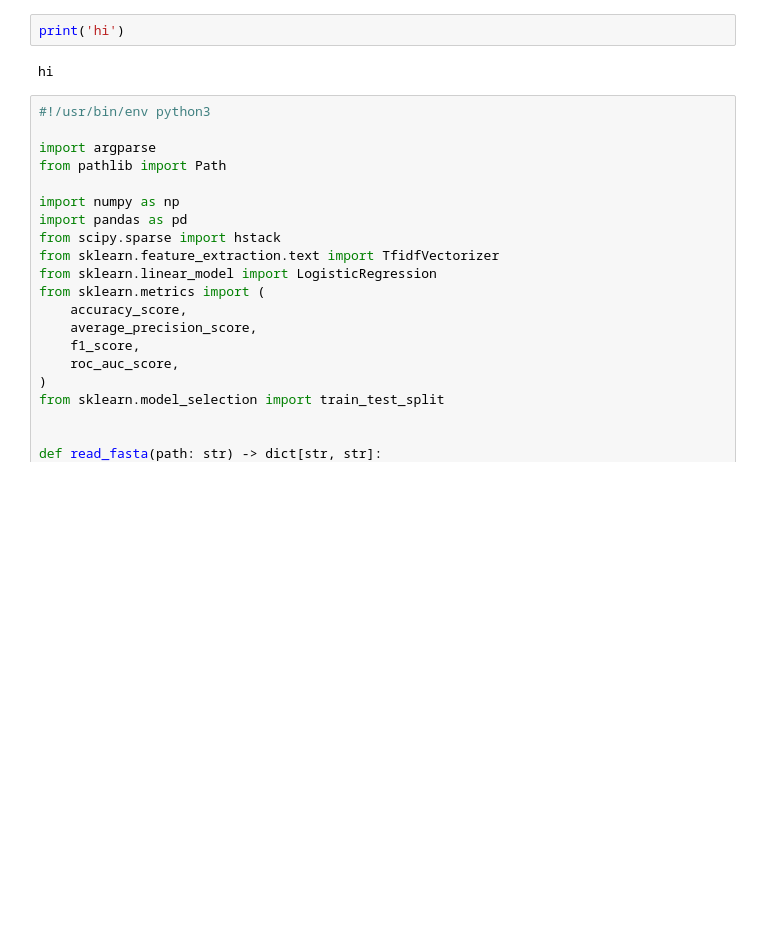
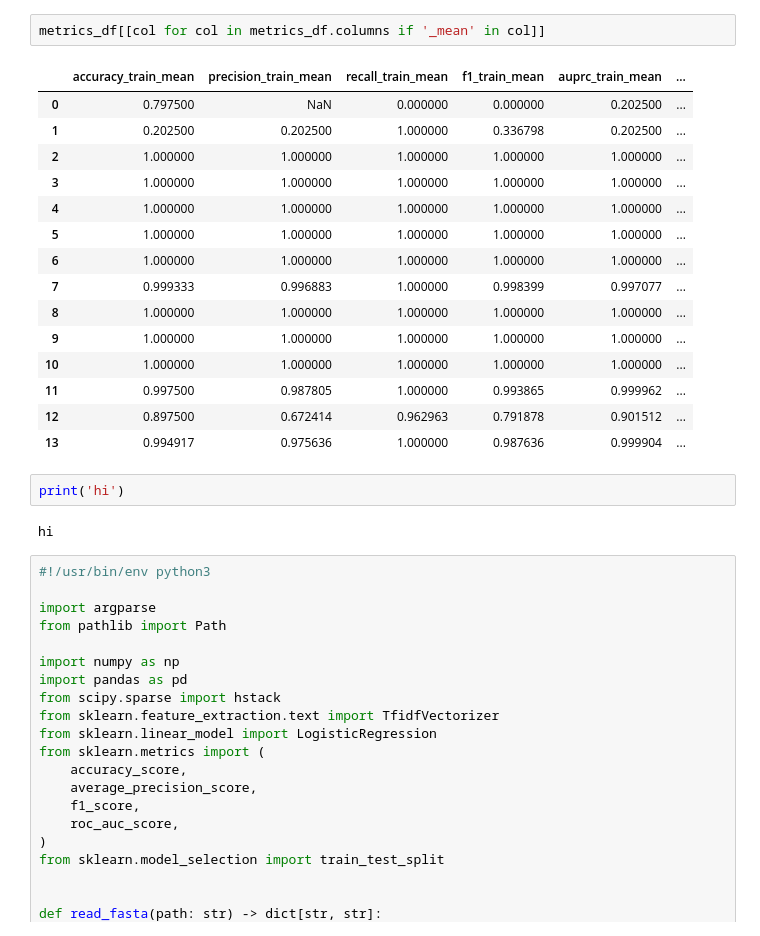
Before and after one commit to DylanSteinecke/ppi-leakage-eval, a Jupyter notebook: scratch.ipynb, the cells around one changed output. Saved outputs shown, nothing was run; the diff lists cells and outputs as text; blank space fills up the shorter version.

```diff
--- a/scratch.ipynb
+++ b/scratch.ipynb
@@ -1,3 +23,21 @@
+# %%
+metrics_df[[col for col in metrics_df.columns if '_mean' in col]]
+# %% [output]
+|  | accuracy_train_mean | precision_train_mean | recall_train_mean | f1_train_mean | auprc_train_mean | ... |
+| 0 | 0.797500 | NaN | 0.000000 | 0.000000 | 0.202500 | ... |
+| 1 | 0.202500 | 0.202500 | 1.000000 | 0.336798 | 0.202500 | ... |
+| 2 | 1.000000 | 1.000000 | 1.000000 | 1.000000 | 1.000000 | ... |
+| 3 | 1.000000 | 1.000000 | 1.000000 | 1.000000 | 1.000000 | ... |
+| 4 | 1.000000 | 1.000000 | 1.000000 | 1.000000 | 1.000000 | ... |
+| 5 | 1.000000 | 1.000000 | 1.000000 | 1.000000 | 1.000000 | ... |
+| 6 | 1.000000 | 1.000000 | 1.000000 | 1.000000 | 1.000000 | ... |
+| 7 | 0.999333 | 0.996883 | 1.000000 | 0.998399 | 0.997077 | ... |
+| 8 | 1.000000 | 1.000000 | 1.000000 | 1.000000 | 1.000000 | ... |
+| 9 | 1.000000 | 1.000000 | 1.000000 | 1.000000 | 1.000000 | ... |
+| 10 | 1.000000 | 1.000000 | 1.000000 | 1.000000 | 1.000000 | ... |
+| 11 | 0.997500 | 0.987805 | 1.000000 | 0.993865 | 0.999962 | ... |
+| 12 | 0.897500 | 0.672414 | 0.962963 | 0.791878 | 0.901512 | ... |
+| 13 | 0.994917 | 0.975636 | 1.000000 | 0.987636 | 0.999904 | ... |
 # %%
 print('hi')
 # %% [output]
```
Also changed, not shown: parts of 1 cell of this notebook, 21 other files.
